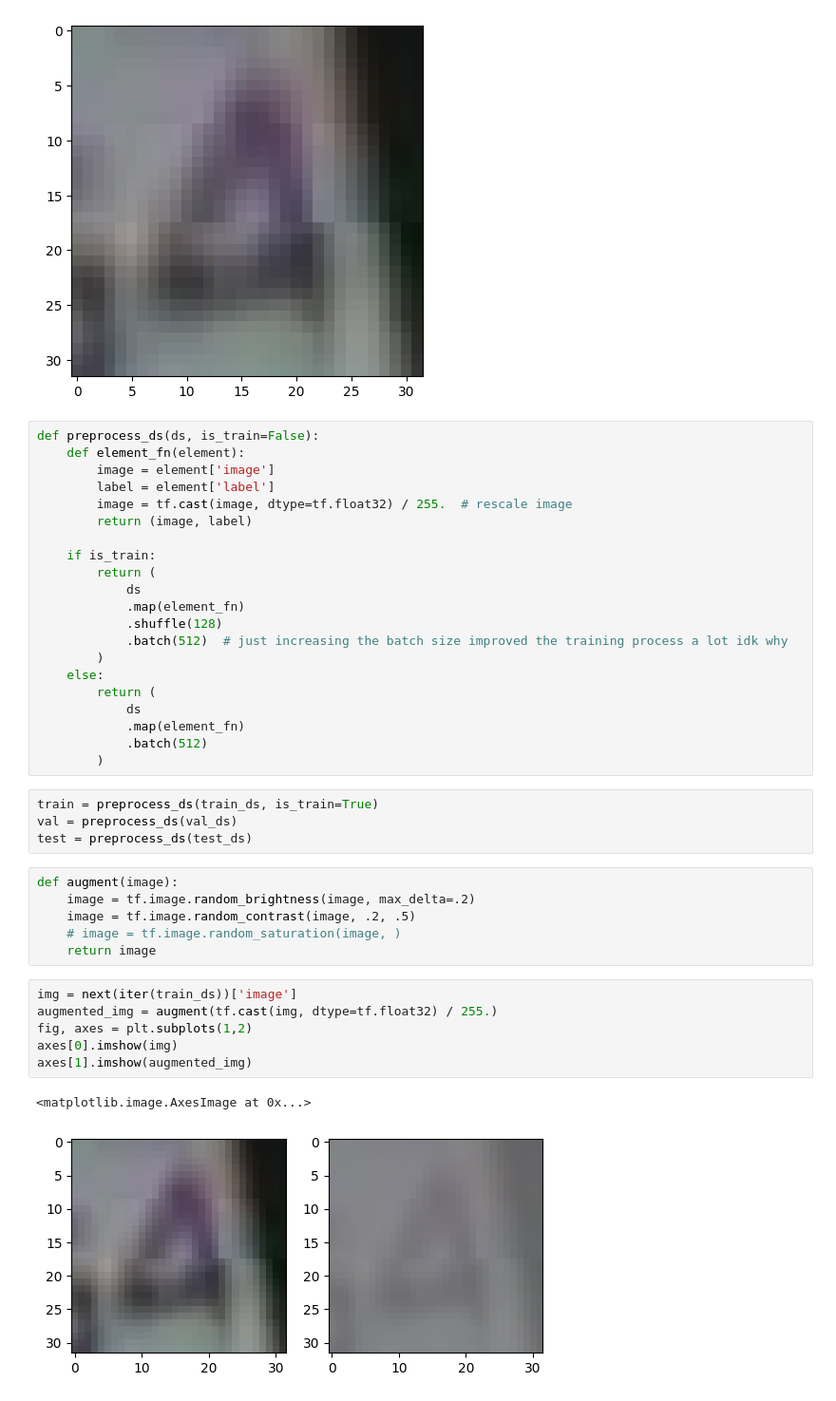
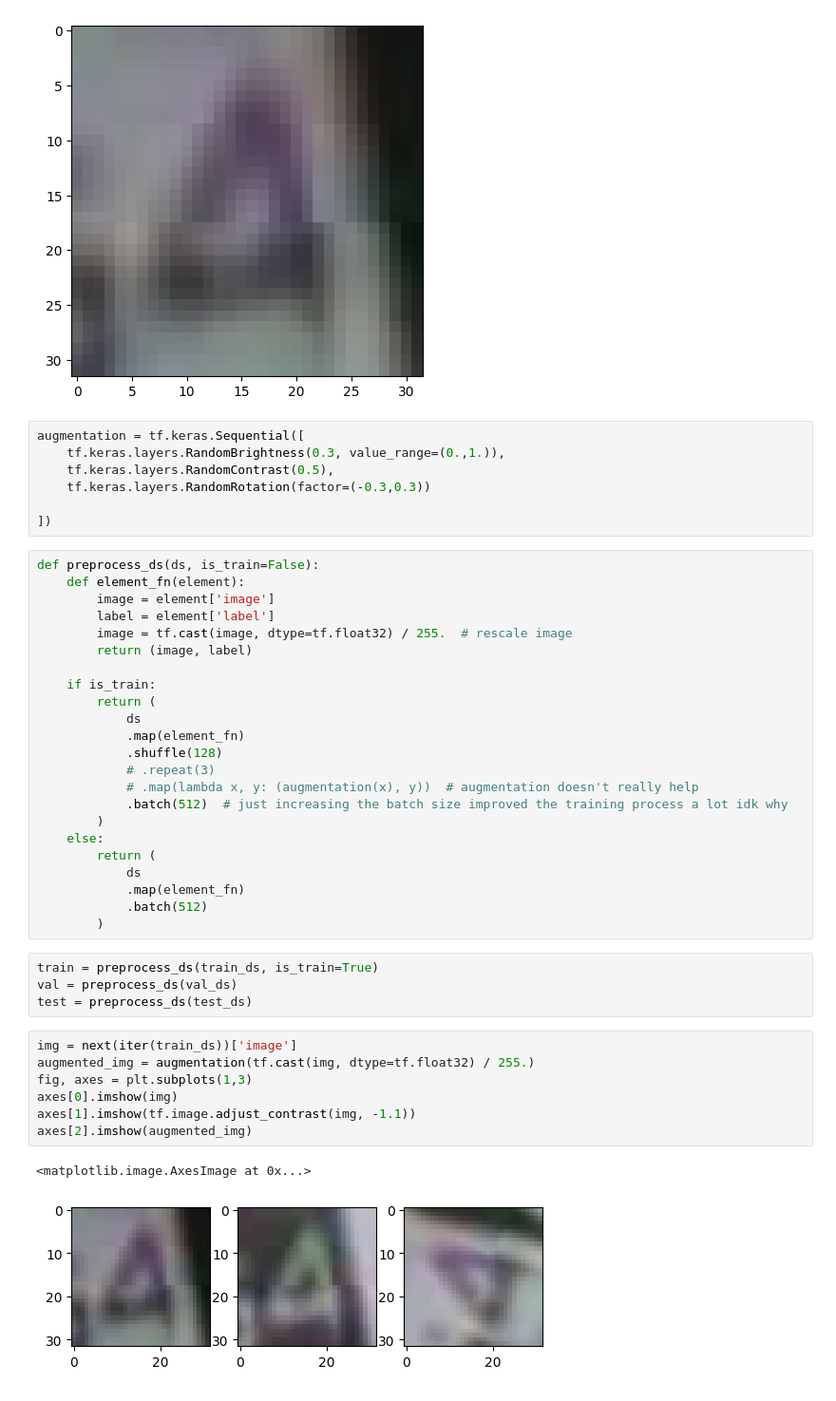
Before and after one commit to luckyos-code/flidp, a Jupyter notebook: src/notebooks/svhn_local.ipynb, the cells around one changed output. Shown at 95% size. Saved outputs shown, nothing was run; the diff lists cells and outputs as text.

```diff
--- a/src/notebooks/svhn_local.ipynb
+++ b/src/notebooks/svhn_local.ipynb
@@ -17,6 +26,13 @@ plt.imshow(ex['image']), ex['label']
 (<matplotlib.image.AxesImage at 0x...>,
  <tf.Tensor: shape=(), dtype=int64, numpy=4>)
 [figure]
+# %%
+augmentation = tf.keras.Sequential([
+    tf.keras.layers.RandomBrightness(0.3, value_range=(0.,1.)),
+    tf.keras.layers.RandomContrast(0.5),
+    tf.keras.layers.RandomRotation(factor=(-0.3,0.3))
+
+])
 # %%
 def preprocess_ds(ds, is_train=False):
     def element_fn(element):
@@ -30,6 +46,8 @@ def preprocess_ds(ds, is_train=False):
             ds
             .map(element_fn)
             .shuffle(128)
+            # .repeat(3)
+            # .map(lambda x, y: (augmentation(x), y))  # augmentation doesn't really help
             .batch(512)  # just increasing the batch size improved the training process a lot idk why
         )
     else:
@@ -42,18 +60,13 @@ def preprocess_ds(ds, is_train=False):
 train = preprocess_ds(train_ds, is_train=True)
 val = preprocess_ds(val_ds)
 test = preprocess_ds(test_ds)
-# %%
-def augment(image):
-    image = tf.image.random_brightness(image, max_delta=.2)
-    image = tf.image.random_contrast(image, .2, .5)
-    # image = tf.image.random_saturation(image, )
-    return image
 # %%
 img = next(iter(train_ds))['image']
-augmented_img = augment(tf.cast(img, dtype=tf.float32) / 255.)
-fig, axes = plt.subplots(1,2)
+augmented_img = augmentation(tf.cast(img, dtype=tf.float32) / 255.)
+fig, axes = plt.subplots(1,3)
 axes[0].imshow(img)
-axes[1].imshow(augmented_img)
+axes[1].imshow(tf.image.adjust_contrast(img, -1.1))
+axes[2].imshow(augmented_img)
 # %% [output]
 <matplotlib.image.AxesImage at 0x...>
-[figure, old version]
+[figure, new version]
```
Also changed, not shown: parts of 7 cells of this notebook, 3 other files.
